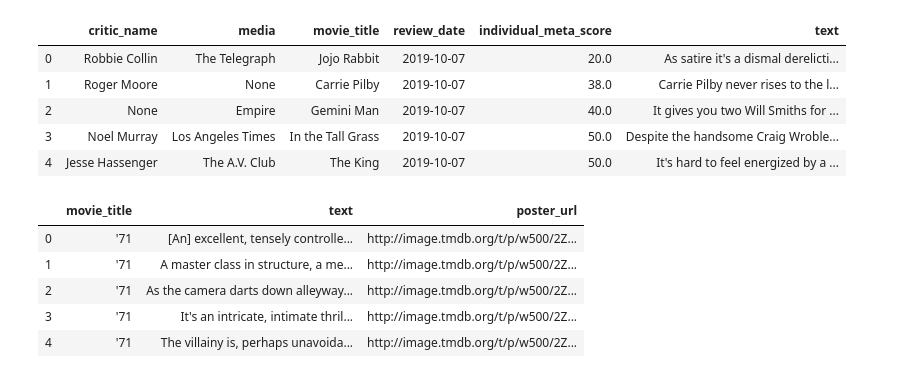
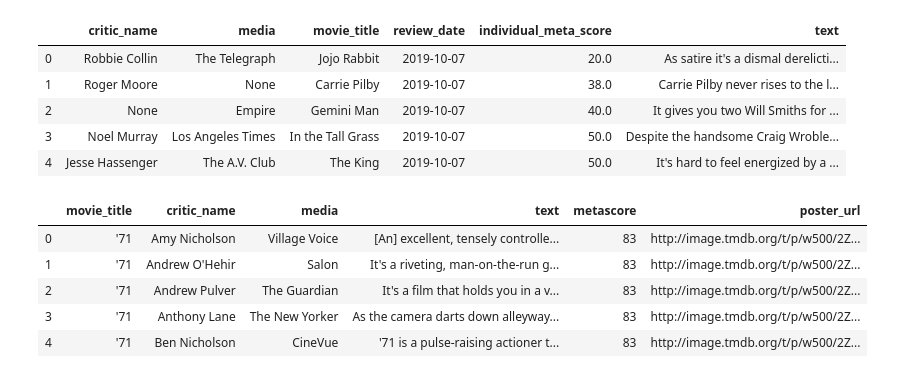
Before and after one commit to AddyBenny/Group_Project_2---UCI-Data-Analysis-Bootcamp-2020---Team-8, a Jupyter notebook: Project.ipynb, the cells around one changed output. Cells and saved outputs as stored; diff of their text form; code cells hidden in the pictures.

```diff
--- a/Project.ipynb
+++ b/Project.ipynb
@@ -116,8 +125,8 @@ http://api.themoviedb.org/3/search/movie?query=%23Horror&api_key=3d48b9204ca0539
 # %%
-# not sure why this movie is one that has the values in the tuple swapped.
+# not sure why, but this movie is one that has the values in the tuple swapped when .
 
 movieTitle=quote('No Home Movie')
-temp = 'http://api.themoviedb.org/3/search/movie?query=' + movieTitle + '&api_key=3d48b9204ca053957eb4375bb97a83c8'
+temp = 'http://api.themoviedb.org/3/search/movie?query=' + movieTitle + '&api_key=' + KEY
 #print(temp)
 r = requests.get(temp)
 response = r.json()
@@ -301,16 +307,19 @@ pd.read_sql_query('select * from reviews_t', con=engine).head()
 | 2 | None | Empire | Gemini Man | 2019-10-07 | 40.0 | It gives you two Will Smiths for ... |
 | 3 | Noel Murray | Los Angeles Times | In the Tall Grass | 2019-10-07 | 50.0 | Despite the handsome Craig Wroble... |
 | 4 | Jesse Hassenger | The A.V. Club | The King | 2019-10-07 | 50.0 | It's hard to feel energized by a ... |
-# %%
-# let's see if we can pull up a movie poster for each review.
-pd.read_sql_query('select reviews_t.movie_title, reviews_t.text, posters_t.poster_url\
-    from reviews_t\
-    inner join posters_t on reviews_t.movie_title = posters_t.movie_title\
-    order by reviews_t.movie_title;', con=engine).head()
-# %% [output]
-|  | movie_title | text | poster_url |
-| 0 | '71 | [An] excellent, tensely controlle... | http://image.tmdb.org/t/p/w500/2Z... |
-| 1 | '71 | A master class in structure, a me... | http://image.tmdb.org/t/p/w500/2Z... |
-| 2 | '71 | As the camera darts down alleyway... | http://image.tmdb.org/t/p/w500/2Z... |
-| 3 | '71 | It's an intricate, intimate thril... | http://image.tmdb.org/t/p/w500/2Z... |
-| 4 | '71 | The villainy is, perhaps unavoida... | http://image.tmdb.org/t/p/w500/2Z... |
+# %%
+## Sample query, pulling from all 3 tables.
+
+pd.read_sql_query('select r.movie_title, r.critic_name, r.media, r.text, m.metascore, p.poster_url\
+    from reviews_t as r\
+    join movies_t as m on m.movie_title = r.movie_title\
+    left join posters_t as p on p.movie_title = r.movie_title\
+    group by r.movie_title, r.critic_name, r.media, r.text, m.metascore, p.poster_url\
+    order by r.movie_title;', con=engine).head()
+# %% [output]
+|  | movie_title | critic_name | media | text | metascore | poster_url |
+| 0 | '71 | Amy Nicholson | Village Voice | [An] excellent, tensely controlle... | 83 | http://image.tmdb.org/t/p/w500/2Z... |
+| 1 | '71 | Andrew O'Hehir | Salon | It's a riveting, man-on-the-run g... | 83 | http://image.tmdb.org/t/p/w500/2Z... |
+| 2 | '71 | Andrew Pulver | The Guardian | It's a film that holds you in a v... | 83 | http://image.tmdb.org/t/p/w500/2Z... |
+| 3 | '71 | Anthony Lane | The New Yorker | As the camera darts down alleyway... | 83 | http://image.tmdb.org/t/p/w500/2Z... |
+| 4 | '71 | Ben Nicholson | CineVue | '71 is a pulse-raising actioner t... | 83 | http://image.tmdb.org/t/p/w500/2Z... |
```
Also changed, not shown: parts of 18 cells of this notebook, 7 other files.
